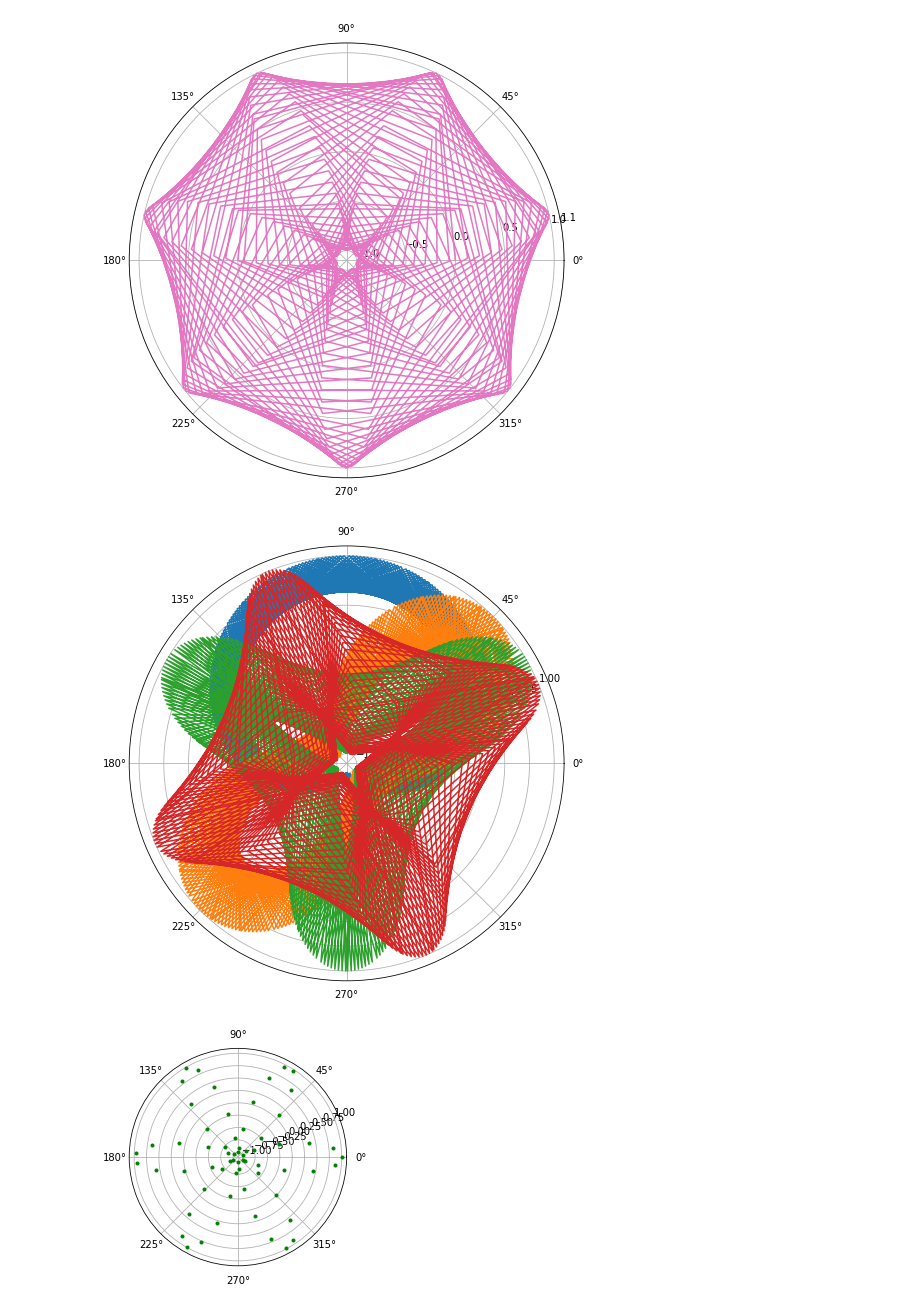
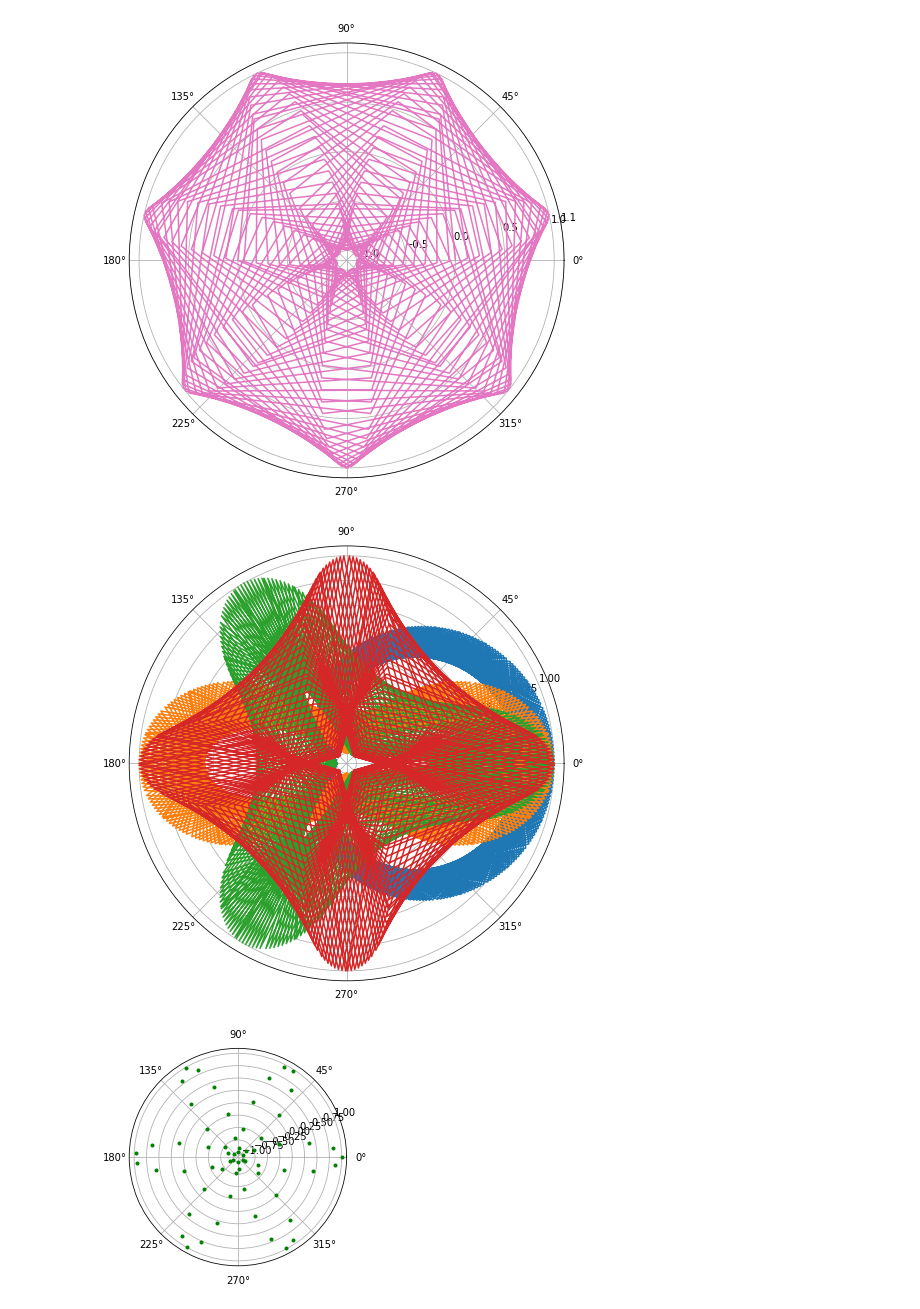
Before and after one commit to sampad95/python_and_jupyter-notebook_scripting, a Jupyter notebook: numpy/Practice.ipynb, the cells around one changed output. Drawn from its saved outputs; the diff is of its cells as text; code cells hidden in the pictures.

```diff
--- a/numpy/Practice.ipynb
+++ b/numpy/Practice.ipynb
@@ -194,35 +194,35 @@ plt.show()
 # %%
 import matplotlib.pyplot as plt
 import numpy as np
 
 # r = np.arange(0, 2, 0.01)
 # theta = 2 * np.pi * r
 
 n = 360
 x = np.arange(0, n+1, 1)
 #Θ = x*np.pi/180
 Θ = x
 
 # Θ = np.pi*np.arange(-5, 5, 1)
 
 y1 = np.round(np.sin(Θ), 3)
 y2 = np.round(np.cos(Θ), 3)
 
 fig = plt.figure(figsize=(8,8))
 plt.axes(projection='polar')
 #plt.polar(Θ, y1, 'g')
 for i in range(1, 5, 1):
     fsin = np.round(np.sin(i*Θ), 3)
     fcos = np.round(np.cos(i*Θ), 3)
-    plt.polar(Θ, fsin)
-#    plt.polar(Θ, fcos)
+#    plt.polar(Θ, fsin)
+    plt.polar(Θ, fcos)
 
 plt.grid(True)
 
 #ax.set_title("A line plot on a polar axis", va='bottom')
 plt.show()
 # %% [output]
-[figure, old version]
+[figure, new version]
 # %%
 import numpy as np
 import matplotlib.pyplot as plt
```
Also changed, not shown: parts of 2 cells of this notebook.
